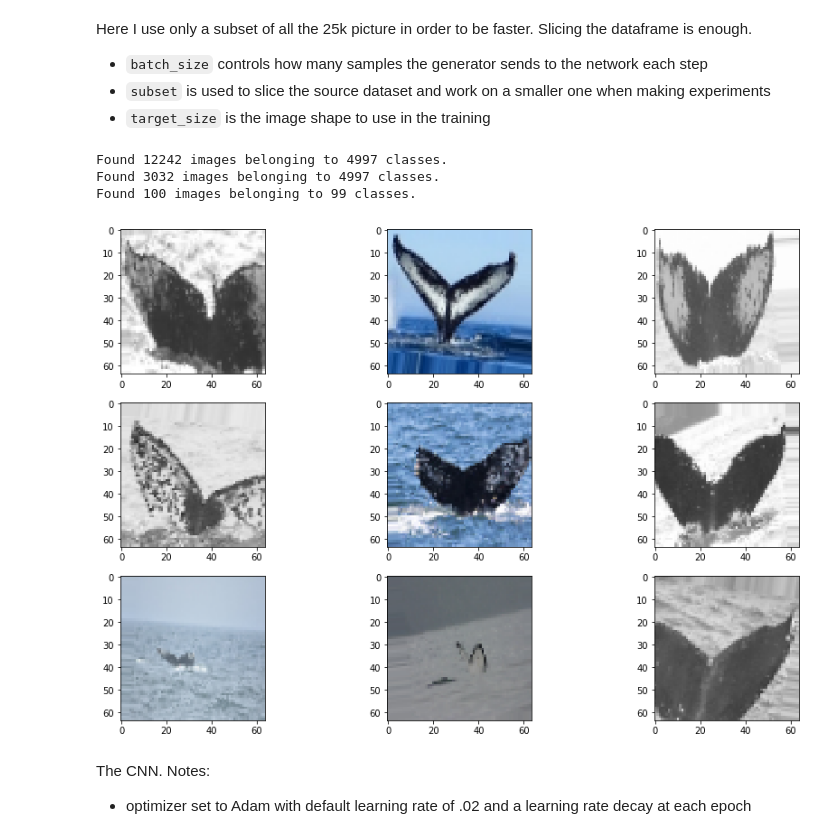
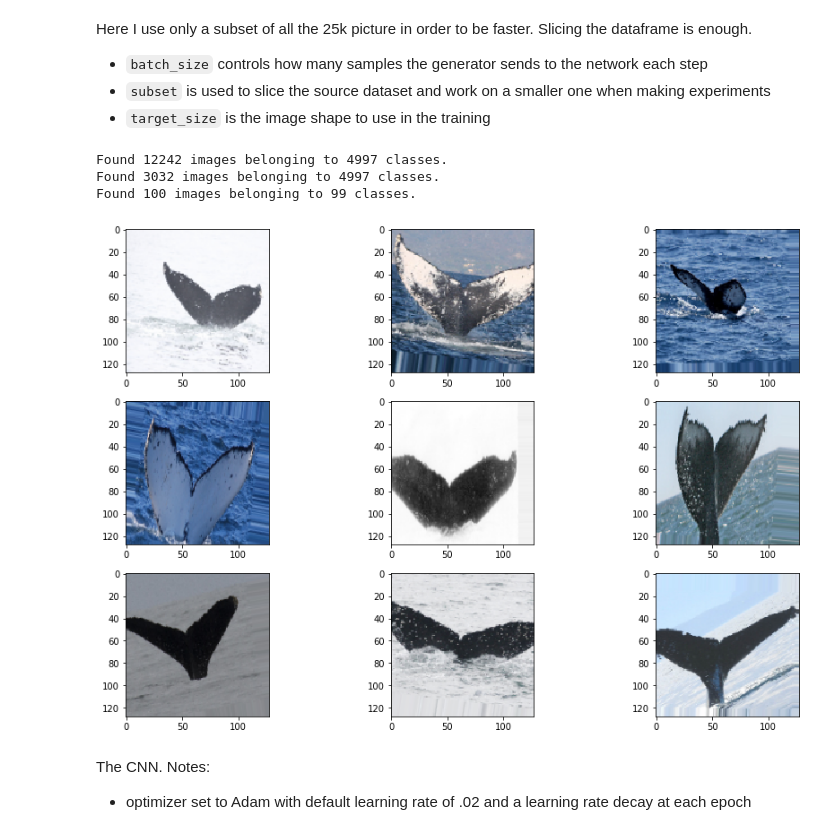
Before and after one commit to ddmng/kaggle, a Jupyter notebook: humpback-whale-identification/notebooks/WhaleCNN VGG16.ipynb, the cells around one changed output. Cells and saved outputs as stored; diff of their text form; code cells hidden in the pictures.

```diff
--- a/humpback-whale-identification/notebooks/WhaleCNN VGG16.ipynb
+++ b/humpback-whale-identification/notebooks/WhaleCNN VGG16.ipynb
@@ -108,8 +108,8 @@ Here I use only a subset of all the 25k picture in order to be faster. Slicing t
 * `subset` is used to slice the source dataset and work on a smaller one when making experiments
 * `target_size` is the image shape to use in the training
 # %%
-batch_size = 256
-target_size = (64, 64, 3)
+batch_size = 128
+target_size = (128, 128, 3)
 
 datagen = ImageDataGenerator(
     rescale=1./255,
@@ -135,35 +135,35 @@ train_generator = datagen.flow_from_dataframe(
 val_generator = datagen.flow_from_dataframe(
         directory='../input/train',
         dataframe=rare_entries,
         subset='validation',
         target_size=target_size[0:2],
         color_mode='rgb',
         batch_size=batch_size,
         class_mode='categorical')
 
 pred_datagen = ImageDataGenerator(rescale=1./255)
 pred_generator = pred_datagen.flow_from_dataframe(
         directory='../input/train',
         dataframe=rare_entries[:100],
         target_size=target_size[0:2],
         color_mode='rgb',
         batch_size=batch_size,
         class_mode='categorical')
 
 plt.figure(figsize=(15,10))
 for X_batch, y_batch in train_generator:
     # create a grid of 3x3 images
     for i in range(0, 9):
         plt.subplot(330 + 1 + i)
-        plt.imshow(X_batch[i].reshape(64,64,3), cmap=plt.get_cmap('gray'))
+        plt.imshow(X_batch[i].reshape(128,128,3), cmap=plt.get_cmap('gray'))
     # show the plot
     plt.show()
     break
 # %% [output]
 Found 12242 images belonging to 4997 classes.
 Found 3032 images belonging to 4997 classes.
 Found 100 images belonging to 99 classes.
-[figure, old version]
+[figure, new version]
 # %% [markdown]
 The CNN. Notes:
 * optimizer set to Adam with default learning rate of .02 and a learning rate decay at each epoch
```
Also changed, not shown: parts of 7 cells of this notebook, 3 other files.
